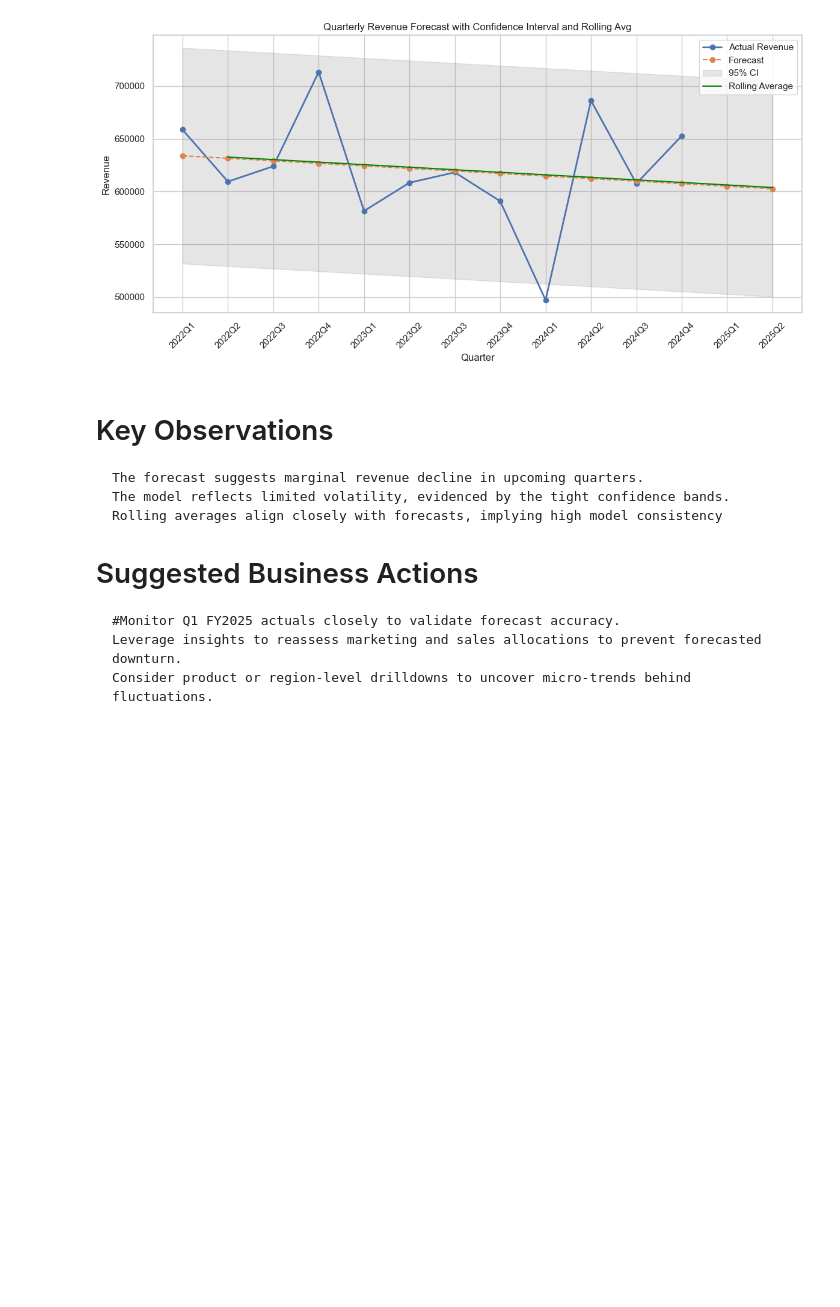
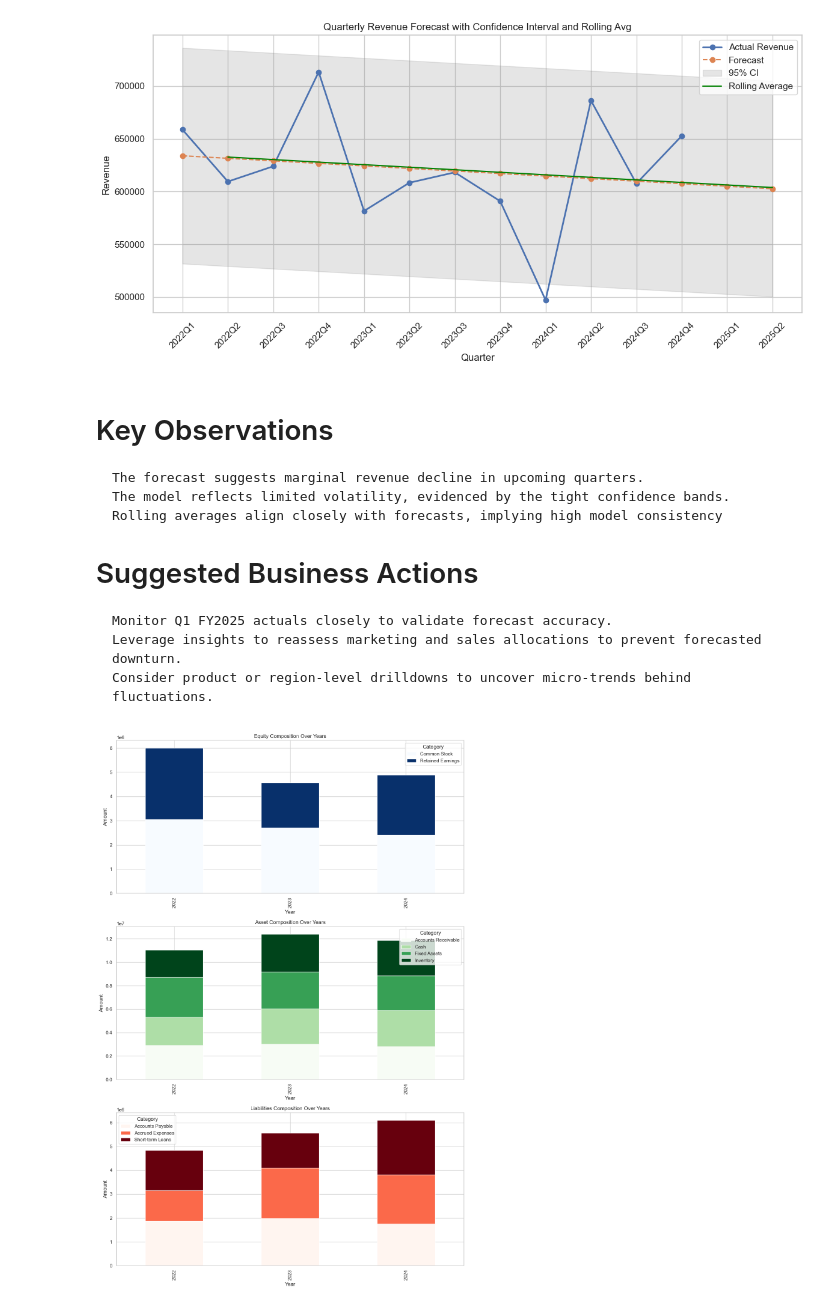
Before and after one commit to Sujith-KR/financial-data-analysis, a Jupyter notebook: financial_data_analysis.ipynb, the cells around one changed output. Cells and saved outputs as stored; diff of their text form; code cells hidden in the pictures; blank space fills up the shorter version.

```diff
--- a/financial_data_analysis.ipynb
+++ b/financial_data_analysis.ipynb
@@ -343,6 +345,39 @@ plt.show()
     The model reflects limited volatility, evidenced by the tight confidence bands.
     Rolling averages align closely with forecasts, implying high model consistency
 # Suggested Business Actions
-    #Monitor Q1 FY2025 actuals closely to validate forecast accuracy.
+    Monitor Q1 FY2025 actuals closely to validate forecast accuracy.
     Leverage insights to reassess marketing and sales allocations to prevent forecasted downturn.
     Consider product or region-level drilldowns to uncover micro-trends behind fluctuations.
+# %%
+
+# Convert Date column to datetime
+equity['Date'] = pd.to_datetime(equity['Date'])
+assets['Date'] = pd.to_datetime(assets['Date'])
+liabilities['Date'] = pd.to_datetime(liabilities['Date'])
+
+# Aggregate by year and category
+equity_summary = equity.groupby([equity['Date'].dt.year, 'Category'])['Amount'].sum().unstack().fillna(0)
+assets_summary = assets.groupby([assets['Date'].dt.year, 'Category'])['Amount'].sum().unstack().fillna(0)
+liabilities_summary = liabilities.groupby([liabilities['Date'].dt.year, 'Category'])['Amount'].sum().unstack().fillna(0)
+
+# Plotting
+fig, axs = plt.subplots(3, 1, figsize=(12, 18))
+equity_summary.plot(kind='bar', stacked=True, ax=axs[0], colormap='Blues')
+axs[0].set_title("Equity Composition Over Years")
+axs[0].set_ylabel("Amount")
+axs[0].set_xlabel("Year")
+
+assets_summary.plot(kind='bar', stacked=True, ax=axs[1], colormap='Greens')
+axs[1].set_title("Asset Composition Over Years")
+axs[1].set_ylabel("Amount")
+axs[1].set_xlabel("Year")
+
+liabilities_summary.plot(kind='bar', stacked=True, ax=axs[2], colormap='Reds')
+axs[2].set_title("Liabilities Composition Over Years")
+axs[2].set_ylabel("Amount")
+axs[2].set_xlabel("Year")
+
+plt.tight_layout()
+plt.show()
+# %% [output]
+[figure, added]
```
Also changed, not shown: parts of 2 cells of this notebook.
